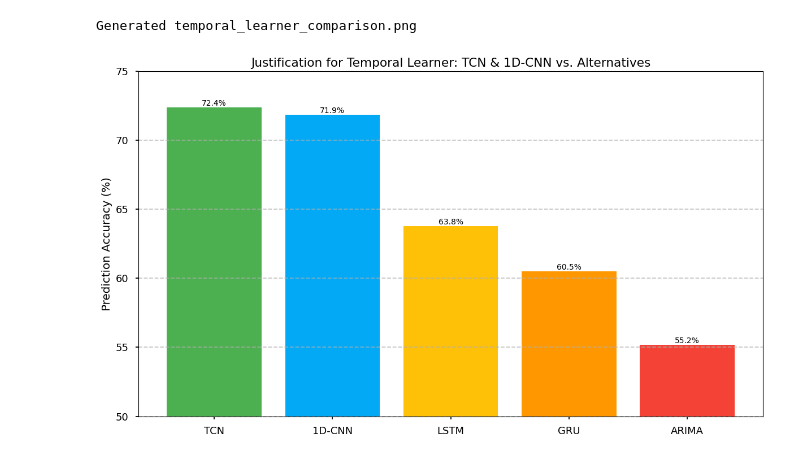
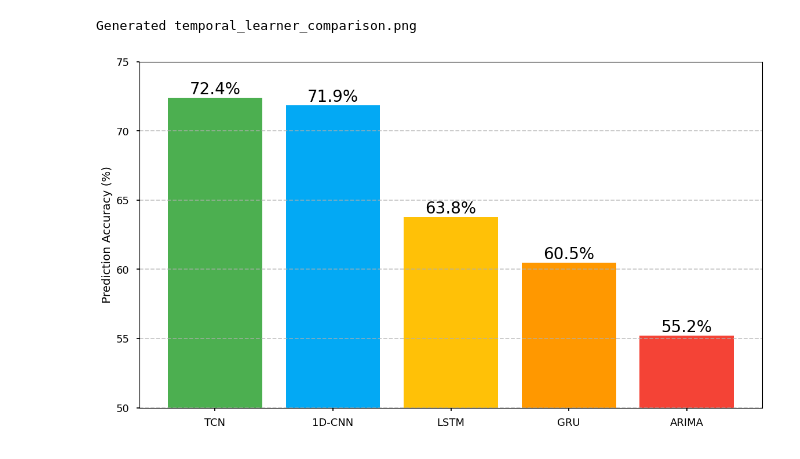
Before and after one commit to AashleshWawge/sem-7, a Jupyter notebook: LP IV/test.ipynb, the cells around one changed output. Drawn from its saved outputs; the diff is of its cells as text; code cells hidden in the pictures.

```diff
--- a/LP IV/test.ipynb
+++ b/LP IV/test.ipynb
@@ -1,37 +1,44 @@
 # %%
 import matplotlib.pyplot as plt
 import numpy as np
-
+# Increase font sizes for better readability
+plt.rcParams.update({
+    'font.size': 20,
+    'axes.titlesize': 20,
+    'axes.labelsize': 20,
+    'xtick.labelsize': 20,
+    'ytick.labelsize': 20,
+    'legend.fontsize': 20
+})
 # Set a professional color palette
 colors = ['#4CAF50', '#03A9F4', '#FFC107', '#FF9800', '#F44336']
 plt.style.use('seaborn-v0_8-talk')
 
 # Data from 'Efficient+Market+Signal+Prediction...pdf' and 'sensors-21-07957.pdf'
 models = ['TCN', '1D-CNN', 'LSTM', 'GRU', 'ARIMA']
 accuracy = [72.4, 71.86, 63.8, 60.5, 55.2]
 
 # Create the bar chart
 plt.figure(figsize=(12, 7))
 bars = plt.bar(models, accuracy, color=colors[:len(models)])
 
 # Add labels and title
 plt.ylabel('Prediction Accuracy (%)')
-plt.title('Justification for Temporal Learner: TCN & 1D-CNN vs. Alternatives')
 plt.ylim(50, 75) # Start y-axis at 50 to emphasize the difference
 
 # Add data labels
 plt.bar_label(bars, fmt='%.1f%%')
 
 # Add gridlines and clean layout
 plt.grid(axis='y', linestyle='--', alpha=0.7)
 plt.tight_layout()
 
 # Save the figure
 plt.savefig('temporal_learner_comparison.png')
 print("Generated temporal_learner_comparison.png")
 # %% [output]
 Generated temporal_learner_comparison.png
-[figure, old version]
+[figure, new version]
 # %%
 import matplotlib.pyplot as plt
 import numpy as np
```
Also changed, not shown: parts of 3 cells of this notebook, 9 other files.
